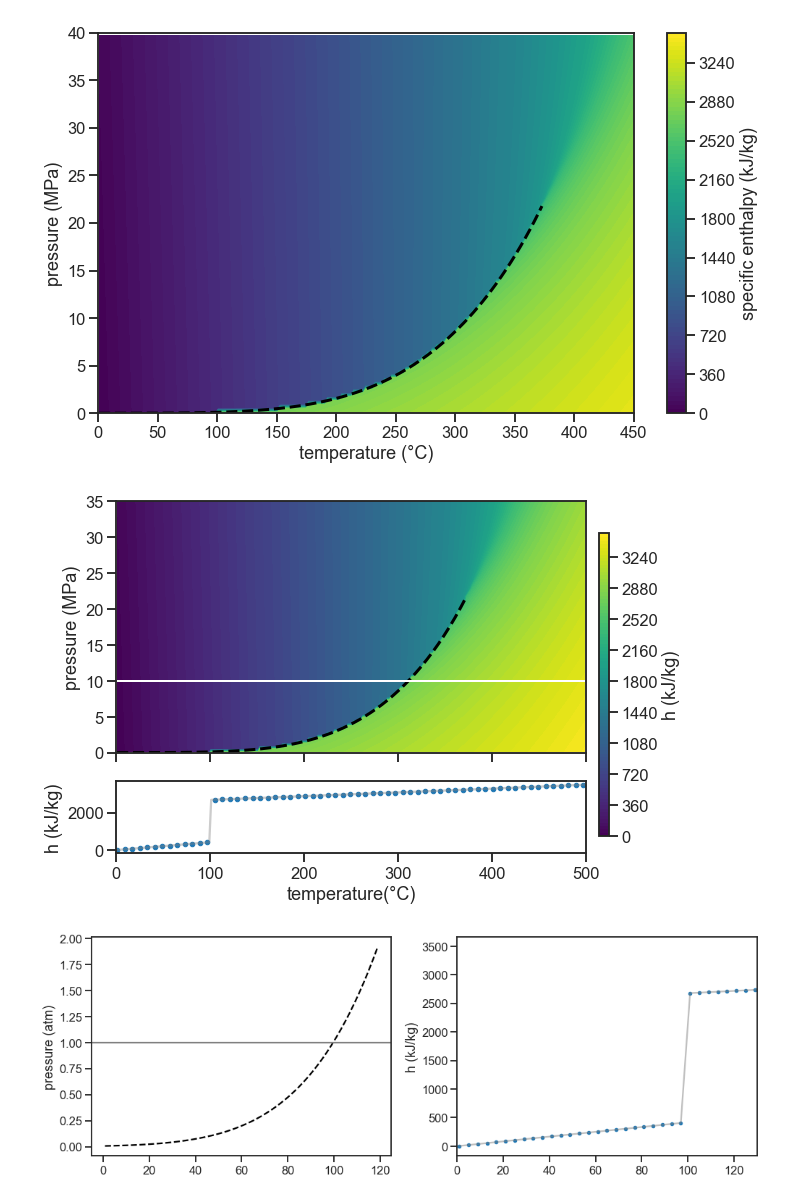
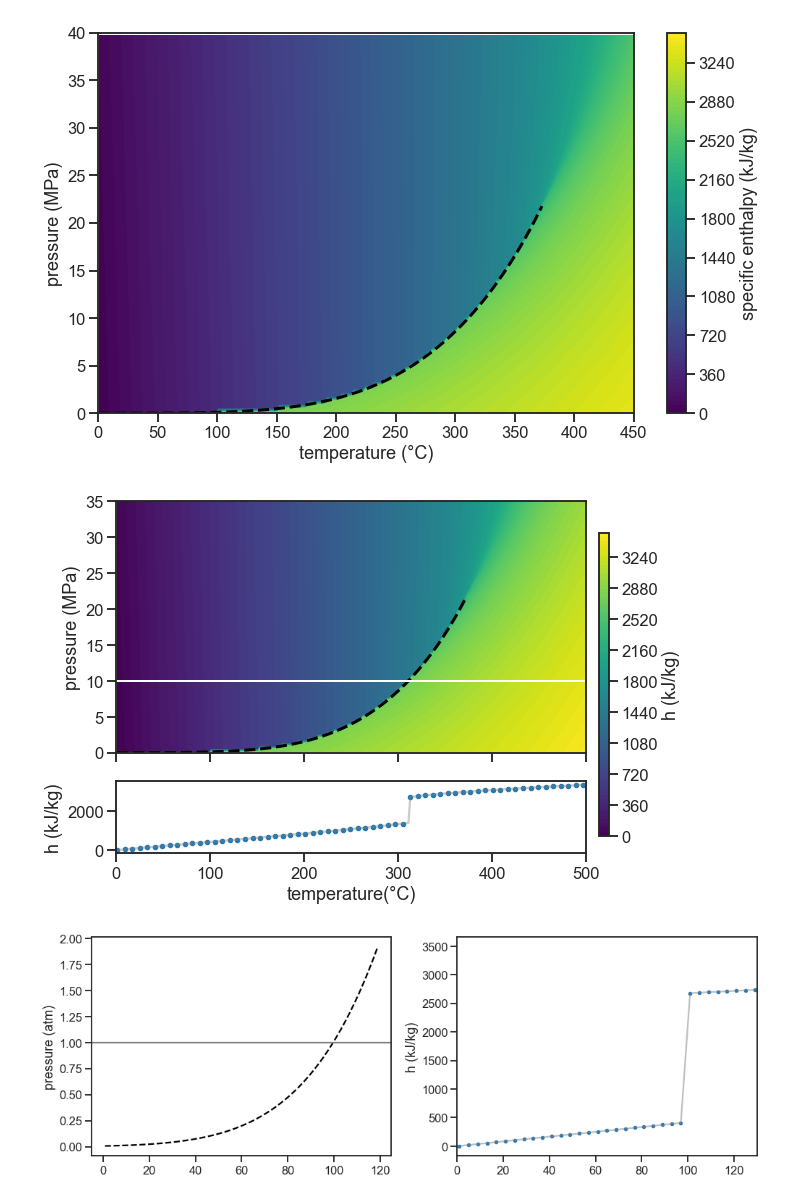
Before and after one commit to Japhiolite/geothermics, a Jupyter notebook: 12_Enthalpy_of_Water.ipynb, the cells around one changed output. Saved outputs shown, nothing was run; the diff lists cells and outputs as text; code cells hidden in the pictures.

Commit message:
correct phase diagram figure

```diff
--- a/12_Enthalpy_of_Water.ipynb
+++ b/12_Enthalpy_of_Water.ipynb
@@ -45,26 +45,26 @@ plt.ylim([0,40])
 # %%
 # make a figure with a horizontal slice at 10 MPa and plot the change in enthalpy
 fig, ax = plt.subplots(2, 1, figsize=[8, 6], gridspec_kw={'height_ratios': [3.5, 1]}, sharex=True)
 cs = ax[0].contourf(x - 273.15, y, hs, 100, cmap='viridis')
 ax[0].plot(tsat - 273.15, psat, 'k--', linewidth=3)
 ax[0].axhline(y=10, linewidth=2, color='white')
 ax[0].set_ylabel('pressure (MPa)')
 ax[0].set_xlim([0,500])
 ax[0].set_ylim([0,35])
 
-ax[1].plot(temp[::4] - 273.15, hs[99,::4], '.')
-ax[1].plot(temp-273.15, hs[99,:], color='gray', alpha=.4)
+ax[1].plot(temp[::4] - 273.15, hs[74,::4], '.')
+ax[1].plot(temp-273.15, hs[74,:], color='gray', alpha=.4)
 ax[1].set_ylabel('h (kJ/kg)')
 ax[1].set_xlabel('temperature(°C)')
 
 fig.subplots_adjust(right=0.8)
 cbar_ax = fig.add_axes([.98, .18, .018, .7])
 fig.colorbar(cs, cax=cbar_ax, label='h (kJ/kg)')
 fig.tight_layout();
 
 fig.savefig('phasediagram.png', dpi=300, bbox_inches='tight')
 # %% [output]
-[figure, old version]
+[figure, new version]
 # %%
 # and what does it look like for around atmospheric conditions?
 fig, axs = plt.subplots(1,2, figsize=[14, 5])
```
Also changed, not shown: 1 other file.
